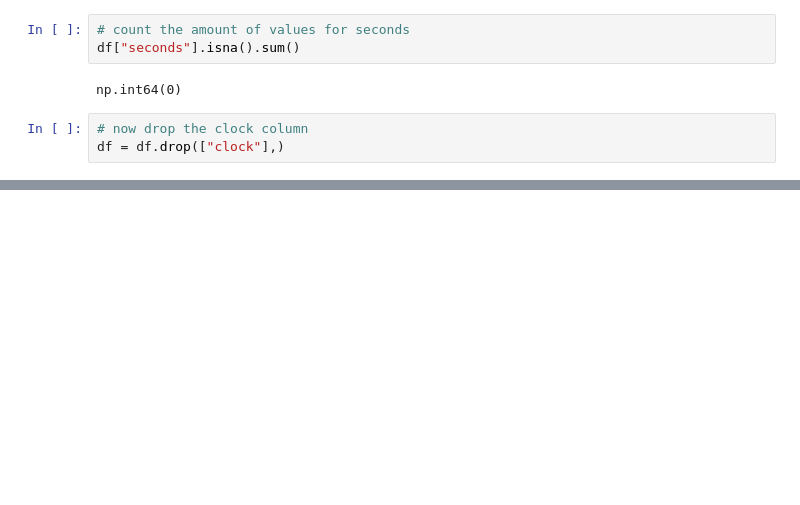
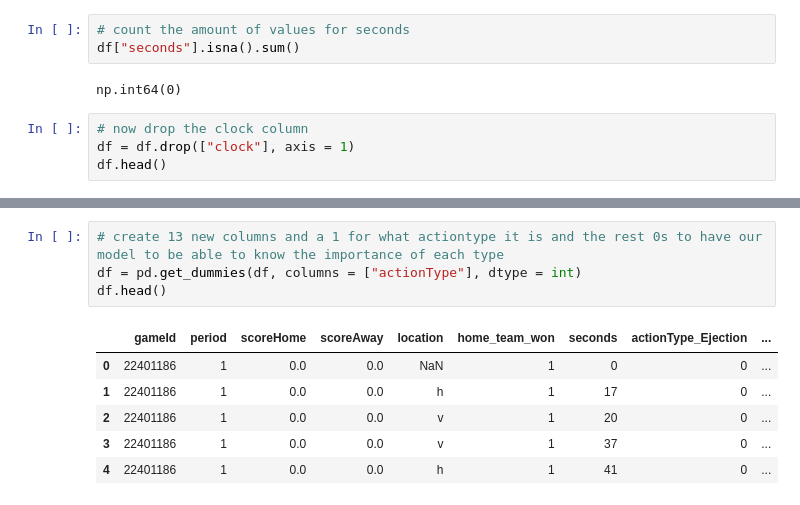
Before and after one commit to htaheri17/Real-Time-Win-Probability-Predictor, a Jupyter notebook: notebooks/win_probability_model.ipynb, the cells around one changed output, grey strips where cells are left out. Cells and saved outputs as stored; diff of their text form; blank space fills up the shorter version.

Commit message:
one hot encode on actionType column

```diff
--- a/notebooks/win_probability_model.ipynb
+++ b/notebooks/win_probability_model.ipynb
@@ -241,4 +241,5 @@ df["seconds"].isna().sum()
 np.int64(0)
 # %%
 # now drop the clock column
-df = df.drop(["clock"],)
+df = df.drop(["clock"], axis = 1)
+df.head()
@@ -244,0 +284,11 @@ df = df.drop(["clock"],)
+# %%
+# create 13 new columns and a 1 for what actiontype it is and the rest 0s to have our model to be able to know the importance of each type
+df = pd.get_dummies(df, columns = ["actionType"], dtype = int)
+df.head()
+# %% [output]
+|  | gameId | period | scoreHome | scoreAway | location | home_team_won | seconds | actionType_Ejection | ... |
+| 0 | 22401186 | 1 | 0.0 | 0.0 | NaN | 1 | 0 | 0 | ... |
+| 1 | 22401186 | 1 | 0.0 | 0.0 | h | 1 | 17 | 0 | ... |
+| 2 | 22401186 | 1 | 0.0 | 0.0 | v | 1 | 20 | 0 | ... |
+| 3 | 22401186 | 1 | 0.0 | 0.0 | v | 1 | 37 | 0 | ... |
+| 4 | 22401186 | 1 | 0.0 | 0.0 | h | 1 | 41 | 0 | ... |
```
Also changed, not shown: parts of 4 cells of this notebook.
